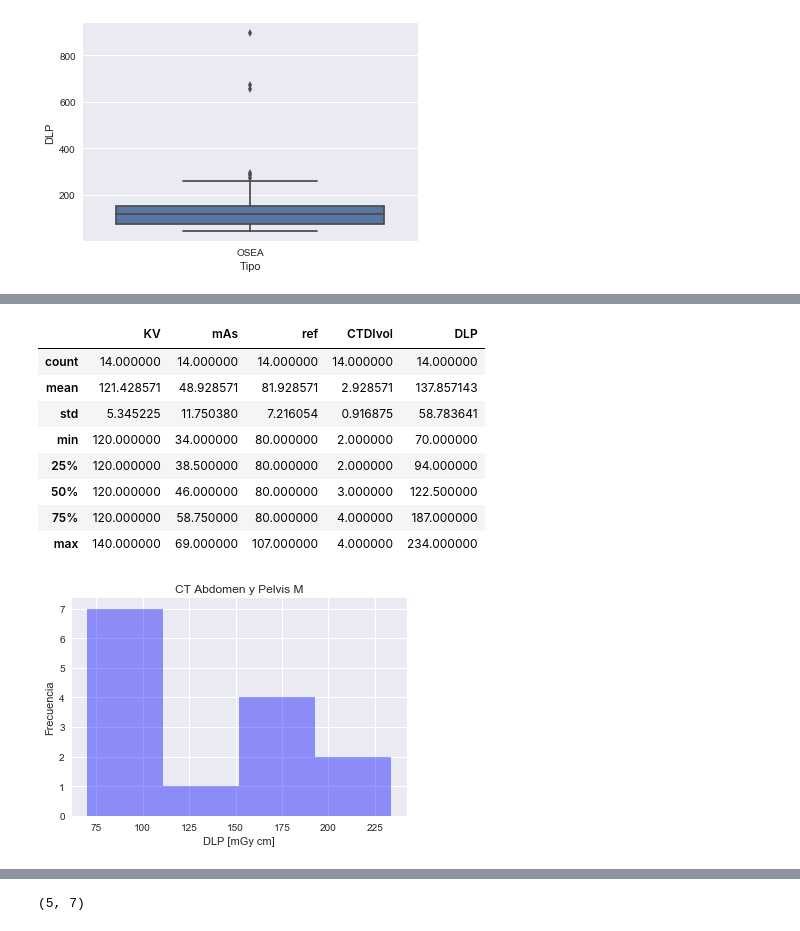
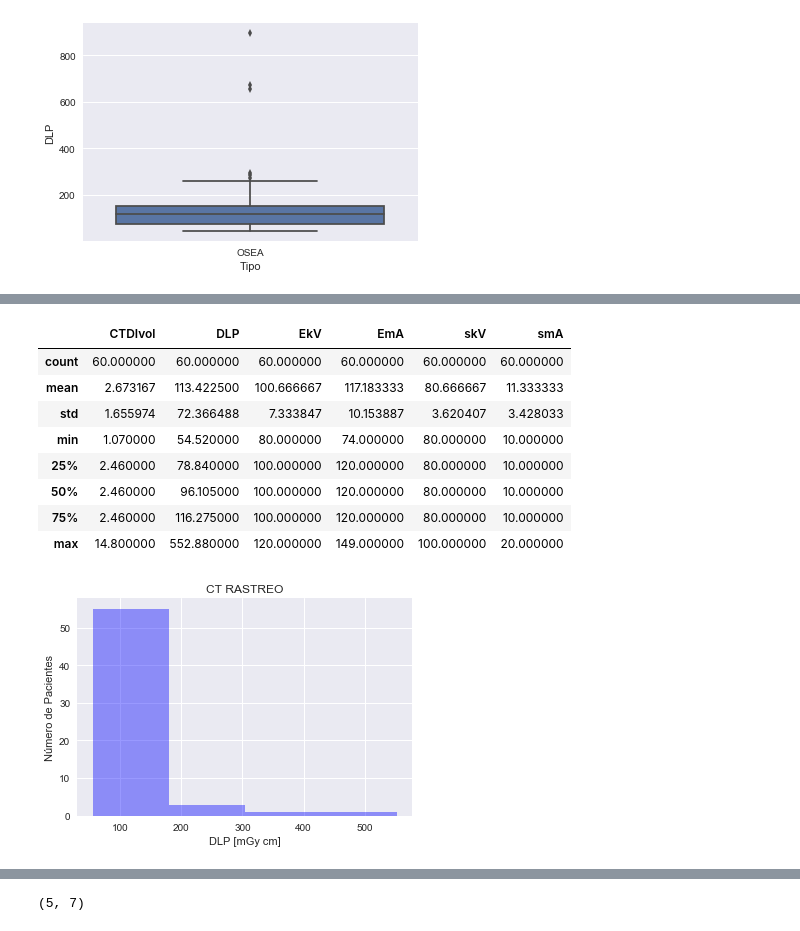
Before and after one commit to andreapy/University, a Jupyter notebook: NivelesRPETCT.ipynb, the cells around one changed output, grey strips where cells are left out. Saved outputs shown, nothing was run; the diff lists cells and outputs as text; code cells hidden in the pictures.

```diff
--- a/NivelesRPETCT.ipynb
+++ b/NivelesRPETCT.ipynb
@@ -133,37 +148,39 @@ sns.boxplot(x="Tipo", y="DLP", data=data_CTWBf)
 # %%
-######################## CTABD Y CTABDPELVI ##############################
+######################## RASTREO ##############################
 
 ######### CTABD #####
 #is_CTABDf =  data_femenino['Protocolo']=='CTABD'
 #data_CTABDf=data_femenino[is_CTABDf]
 #data_CTABDf.shape
 
 #is_CTABDm =  data_masculino['Protocolo']=='CTABD'
 #data_CTABDm=data_masculino[is_CTABDm]
 #data_CTABDm.shape
 
 ######### CTABDPELVI #####
 #is_CTABDPELVIf =  data_femenino['Protocolo']=='CTABDPELVI'
 #data_CTABDPELVIf=data_femenino[is_CTABDPELVIf]
 #data_CTABDPELVIf.shape
 
-is_CTABDPELVIm =  data_masculino['Protocolo']=='CTABDPELVI'
-data_CTABDPELVIm=data_masculino[is_CTABDPELVIm]
+is_CTABDPELVIm =  data['Tipo']=='Rastreo'
+data_CTABDPELVIm=data[is_CTABDPELVIm]
 #data_CTABDPELVIm.shape
 
 sns.distplot(data_CTABDPELVIm['DLP'],bins=4,kde=False,color='b')
-plt.title('CT Abdomen y Pelvis M')
+plt.title('CT RASTREO')
 plt.xlabel('DLP [mGy cm]')
-plt.ylabel('Frecuencia')
+plt.ylabel('Número de Pacientes')
+
+plt.savefig('SPECTRASTREO.pdf')
 data_CTABDPELVIm.describe()
 # %% [output]
-|  | KV | mAs | ref | CTDIvol | DLP |
-| count | 14.000000 | 14.000000 | 14.000000 | 14.000000 | 14.000000 |
-| mean | 121.428571 | 48.928571 | 81.928571 | 2.928571 | 137.857143 |
-| std | 5.345225 | 11.750380 | 7.216054 | 0.916875 | 58.783641 |
-| min | 120.000000 | 34.000000 | 80.000000 | 2.000000 | 70.000000 |
-| 25% | 120.000000 | 38.500000 | 80.000000 | 2.000000 | 94.000000 |
-| 50% | 120.000000 | 46.000000 | 80.000000 | 3.000000 | 122.500000 |
-| 75% | 120.000000 | 58.750000 | 80.000000 | 4.000000 | 187.000000 |
-| max | 140.000000 | 69.000000 | 107.000000 | 4.000000 | 234.000000 |
+|  | CTDIvol | DLP | EkV | EmA | skV | smA |
+| count | 60.000000 | 60.000000 | 60.000000 | 60.000000 | 60.000000 | 60.000000 |
+| mean | 2.673167 | 113.422500 | 100.666667 | 117.183333 | 80.666667 | 11.333333 |
+| std | 1.655974 | 72.366488 | 7.333847 | 10.153887 | 3.620407 | 3.428033 |
+| min | 1.070000 | 54.520000 | 80.000000 | 74.000000 | 80.000000 | 10.000000 |
+| 25% | 2.460000 | 78.840000 | 100.000000 | 120.000000 | 80.000000 | 10.000000 |
+| 50% | 2.460000 | 96.105000 | 100.000000 | 120.000000 | 80.000000 | 10.000000 |
+| 75% | 2.460000 | 116.275000 | 100.000000 | 120.000000 | 80.000000 | 10.000000 |
+| max | 14.800000 | 552.880000 | 120.000000 | 149.000000 | 100.000000 | 20.000000 |
-[figure, old version]
+[figure, new version]
```
Also changed, not shown: parts of 18 cells of this notebook.
